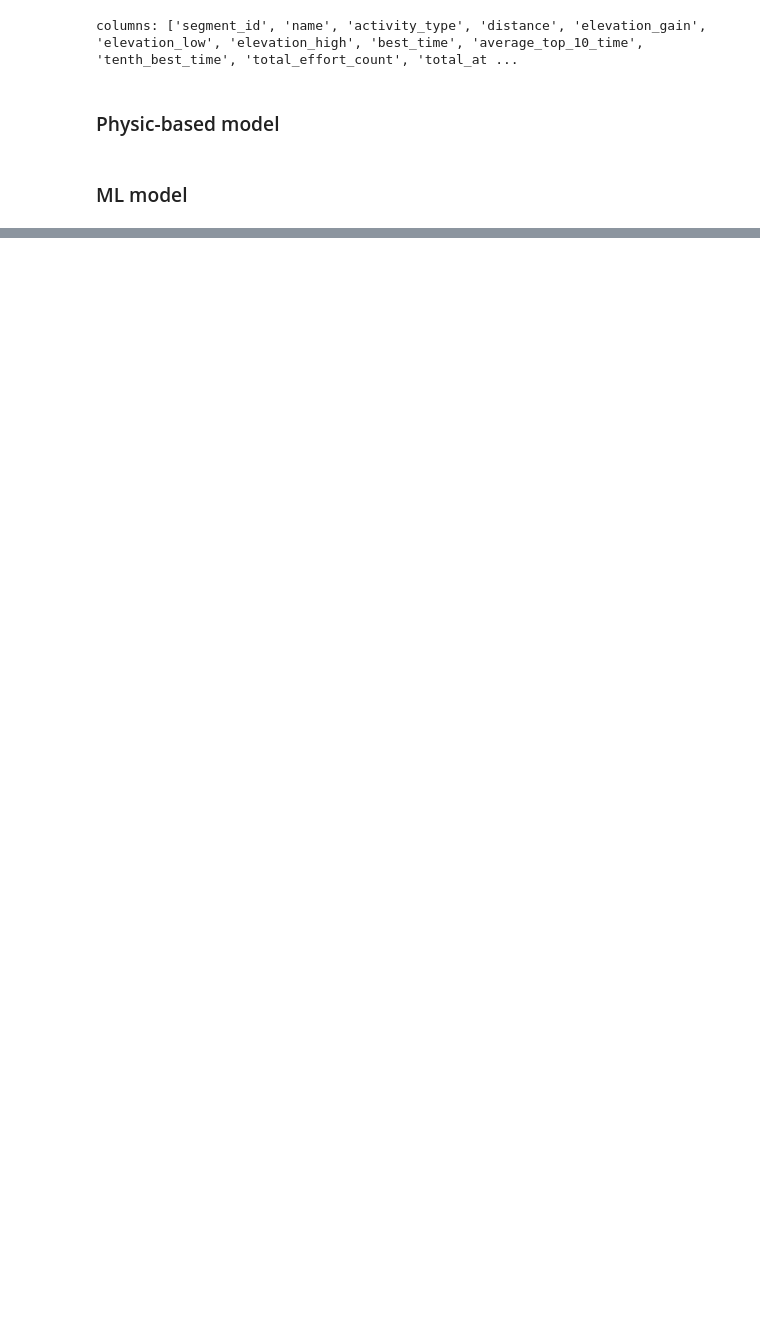
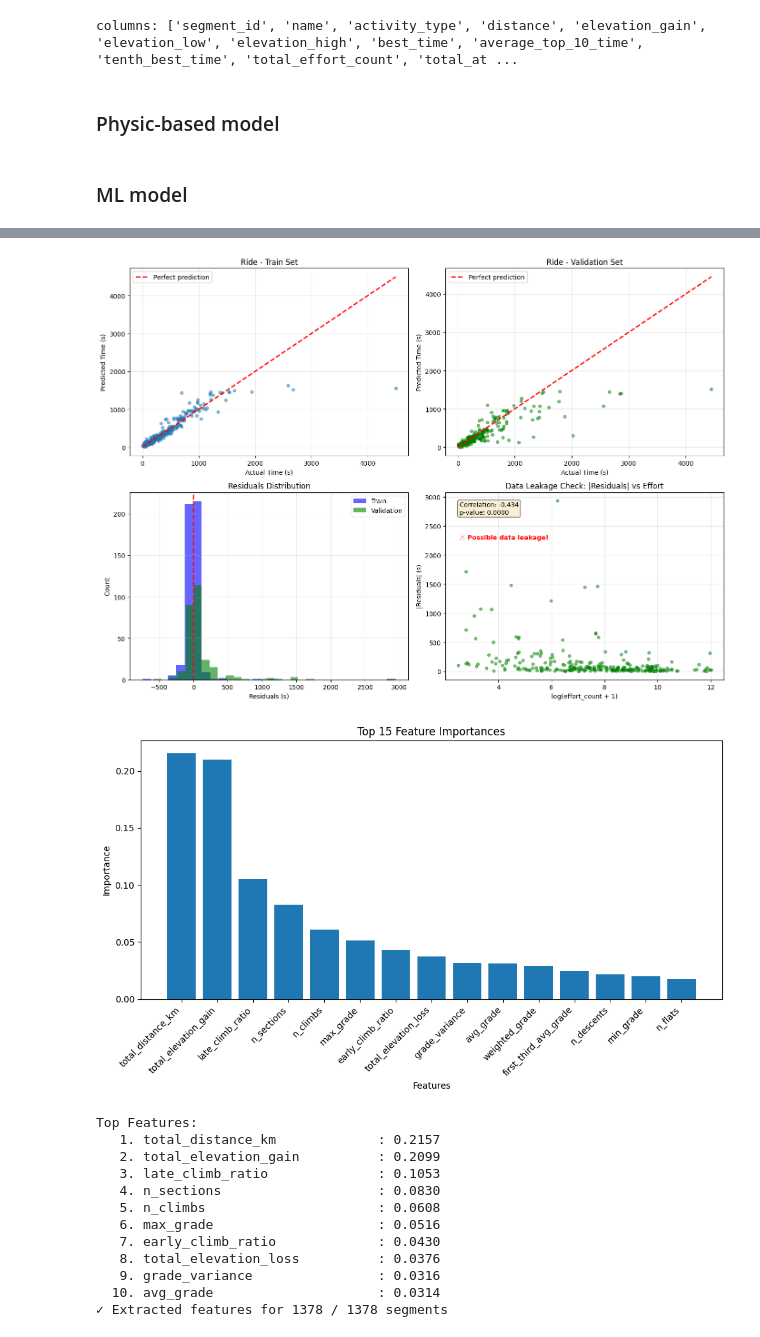
Before and after one commit to corentintriboulet/Trail-Technicality-Classifier, a Jupyter notebook: notebooks/06_theorical_best_time.ipynb, the cells around one changed output, grey strips where cells are left out. Cells and saved outputs as stored; diff of their text form; code cells hidden in the pictures; blank space fills up the shorter version.

```diff
--- a/notebooks/06_theorical_best_time.ipynb
+++ b/notebooks/06_theorical_best_time.ipynb
@@ -284,0 +517,12 @@ def extract_features_from_segment(segment_row, segment_id, max_sections=50):
+# %%
+# 1. Préparer les sections_dict (à adapter selon ton code)
+sections_dict = {}
+for idx, row in Train_Val_Test_ride.iterrows():
+    segment_id = row['segment_id']
+    # Charger altitude_profile, distance_profile, coordinates
+    sections = segment_slicer.cut_segment(row['altitude_profile'], row['distance_profile'], row['coordinates'])
+    sections_dict[segment_id] = sections
+# %%
+# 2. Extraire features pour Train high-effort
+X_train_ride, valid_idx_train = extract_features_for_dataframe(Train_ride_high, sections_dict)
+y_train_ride = Train_ride_high.loc[valid_idx_train, 'best_time']
@@ -284,0 +531,5 @@ def extract_features_from_segment(segment_row, segment_id, max_sections=50):
+# %%
+# 3. Extraire features pour Validation
+X_val_ride, valid_idx_val = extract_features_for_dataframe(Val_ride, sections_dict)
+y_val_ride = Val_ride.loc[valid_idx_val, 'best_time']
+effort_val_ride = Val_ride.loc[valid_idx_val, 'total_effort_count']
@@ -284,0 +538,8 @@ def extract_features_from_segment(segment_row, segment_id, max_sections=50):
+# %%
+# 4. Entraîner le modèle
+model_ride, metrics_ride, y_pred_train, y_pred_val = train_and_evaluate_xgboost(
+    X_train_ride, y_train_ride,
+    X_val_ride, y_val_ride,
+    effort_val=effort_val_ride,
+    model_name="Ride - Theoretical Time"
+)
@@ -284,0 +561,32 @@ def extract_features_from_segment(segment_row, segment_id, max_sections=50):
+# %%
+# 5. Visualiser
+plot_model_evaluation(
+    y_train_ride, y_pred_train,
+    y_val_ride, y_pred_val,
+    effort_val=effort_val_ride,
+    model_name="Ride"
+)
+
+# 6. Feature importance
+plot_feature_importance(model_ride, X_train_ride.columns)
+
+# 7. Prédire pour tous les segments Ride
+X_all_ride, valid_idx_all = extract_features_for_dataframe(
+    df[df['activity_type'] == 'Ride'], sections_dict
+)
+df.loc[valid_idx_all, 'theoretical_best_time'] = model_ride.predict(X_all_ride)
+# %% [output]
+[figure, added]
+[figure, added]
+Top Features:
+   1. total_distance_km             : 0.2157
+   2. total_elevation_gain          : 0.2099
+   3. late_climb_ratio              : 0.1053
+   4. n_sections                    : 0.0830
+   5. n_climbs                      : 0.0608
+   6. max_grade                     : 0.0516
+   7. early_climb_ratio             : 0.0430
+   8. total_elevation_loss          : 0.0376
+   9. grade_variance                : 0.0316
+  10. avg_grade                     : 0.0314
+✓ Extracted features for 1378 / 1378 segments
```
Also changed, not shown: parts of 40 cells of this notebook, 2 other files.
